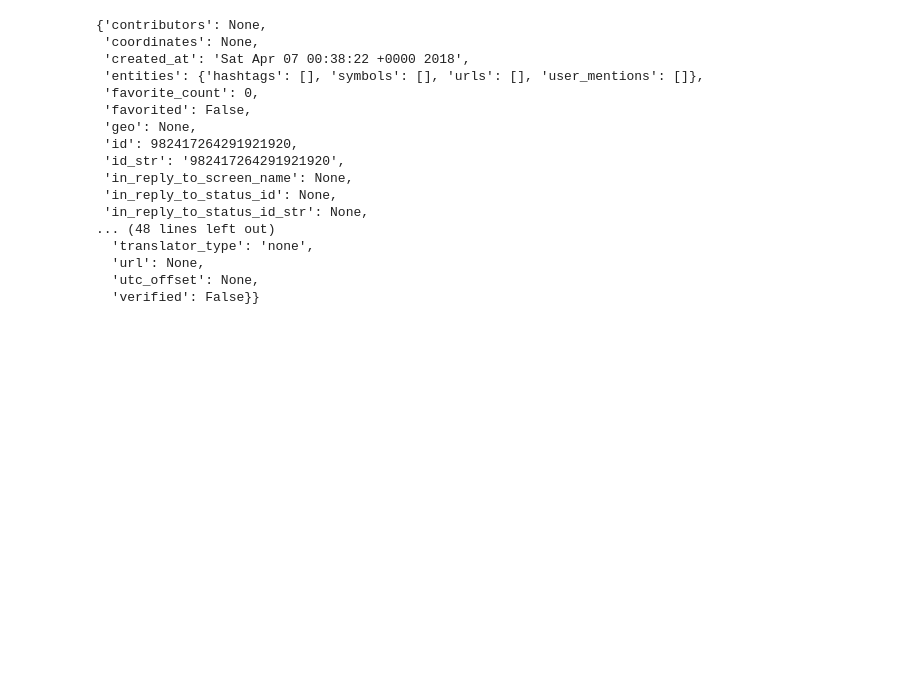
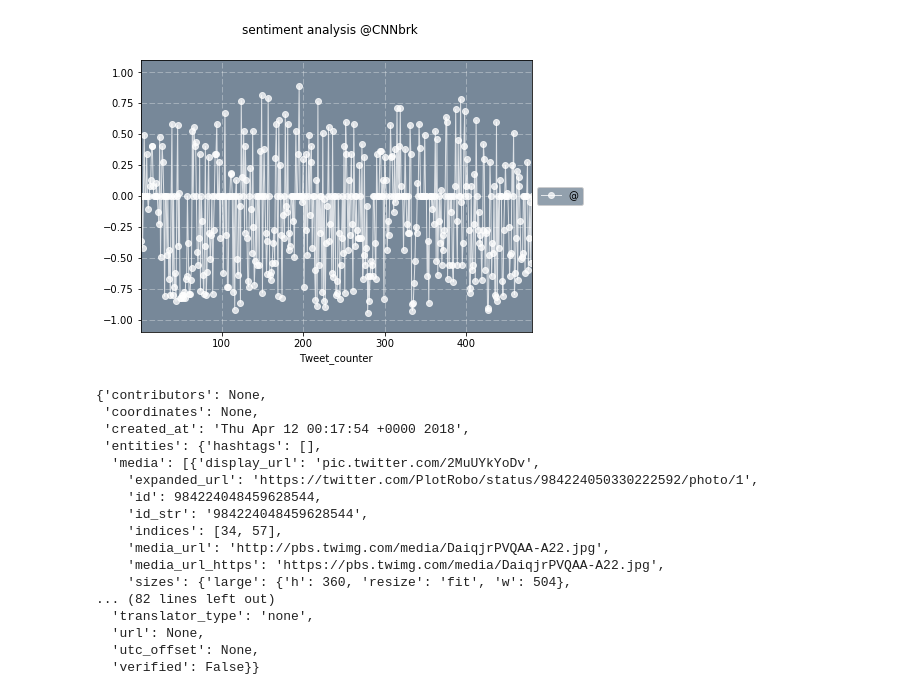
Before and after one commit to jjahn0/social_analytics, a Jupyter notebook: PlotBot/PlotBot1.ipynb, the cells around one changed output. Drawn from its saved outputs; the diff is of its cells as text; code cells hidden in the pictures; blank space fills up the shorter version.

Commit message:
update sentiment analysis

```diff
--- a/PlotBot/PlotBot1.ipynb
+++ b/PlotBot/PlotBot1.ipynb
@@ -8,4 +12,7 @@ import json
 from config import consumer_key, consumer_secret, access_token, access_token_secret
+# %%
+from vaderSentiment.vaderSentiment import SentimentIntensityAnalyzer
+analyzer = SentimentIntensityAnalyzer()
 # %%
 consumer_key = consumer_key
 consumer_secret = consumer_secret
@@ -15,23 +22,3 @@ access_token_secret = access_token_secret
 auth = tweepy.OAuthHandler(consumer_key, consumer_secret)
 auth.set_access_token(access_token, access_token_secret)
 api = tweepy.API(auth, parser=tweepy.parsers.JSONParser())
-# %%
-api.update_status("first tweet - programmically:{}".format(rd.randint(0,50)))
-# %% [output]
-{'contributors': None,
- 'coordinates': None,
- 'created_at': 'Sat Apr 07 00:38:22 +0000 2018',
- 'entities': {'hashtags': [], 'symbols': [], 'urls': [], 'user_mentions': []},
- 'favorite_count': 0,
- 'favorited': False,
- 'geo': None,
- 'id': 982417264291921920,
- 'id_str': '982417264291921920',
- 'in_reply_to_screen_name': None,
- 'in_reply_to_status_id': None,
- 'in_reply_to_status_id_str': None,
-... (48 lines left out)
-  'translator_type': 'none',
-  'url': None,
-  'utc_offset': None,
-  'verified': False}}
@@ -37,0 +120,35 @@ api.update_status("first tweet - programmically:{}".format(rd.randint(0,50)))
+# %%
+target = "@CNNbrk"
+df = sentiment_pd(target)
+news_plot = df.plot(kind='line', x='Tweet_counter', y='Compound', color="white", alpha=0.75, marker='o', linewidth=1, figsize=(7,5))
+news_plot.set_ylim((-1.10, 1.10))
+news_plot.set_facecolor("lightslategray")
+news_plot.grid(color="white", linestyle="dashed", alpha=0.4)
+plt.legend(target, loc='center left', bbox_to_anchor=(1.0, 0.5), facecolor="lightslategray")
+plt.suptitle("sentiment analysis {}".format(target))
+file_name = target + "_plotbot.png"
+file_path = os.path.join("Resources", file_name)
+plt.savefig(file_path)
+plt.show()
+
+tweet_author = "@jjahn1977"
+api.update_with_media( file_path, "Analysis requested by @%s" % tweet_author)
+# %% [output]
+[figure, added]
+{'contributors': None,
+ 'coordinates': None,
+ 'created_at': 'Thu Apr 12 00:17:54 +0000 2018',
+ 'entities': {'hashtags': [],
+  'media': [{'display_url': 'pic.twitter.com/2MuUYkYoDv',
+    'expanded_url': 'https://twitter.com/PlotRobo/status/984224050330222592/photo/1',
+    'id': 984224048459628544,
+    'id_str': '984224048459628544',
+    'indices': [34, 57],
+    'media_url': 'http://pbs.twimg.com/media/DaiqjrPVQAA-A22.jpg',
+    'media_url_https': 'https://pbs.twimg.com/media/DaiqjrPVQAA-A22.jpg',
+    'sizes': {'large': {'h': 360, 'resize': 'fit', 'w': 504},
+... (82 lines left out)
+  'translator_type': 'none',
+  'url': None,
+  'utc_offset': None,
+  'verified': False}}
```
Also changed, not shown: parts of 9 cells of this notebook, 13 other files.
